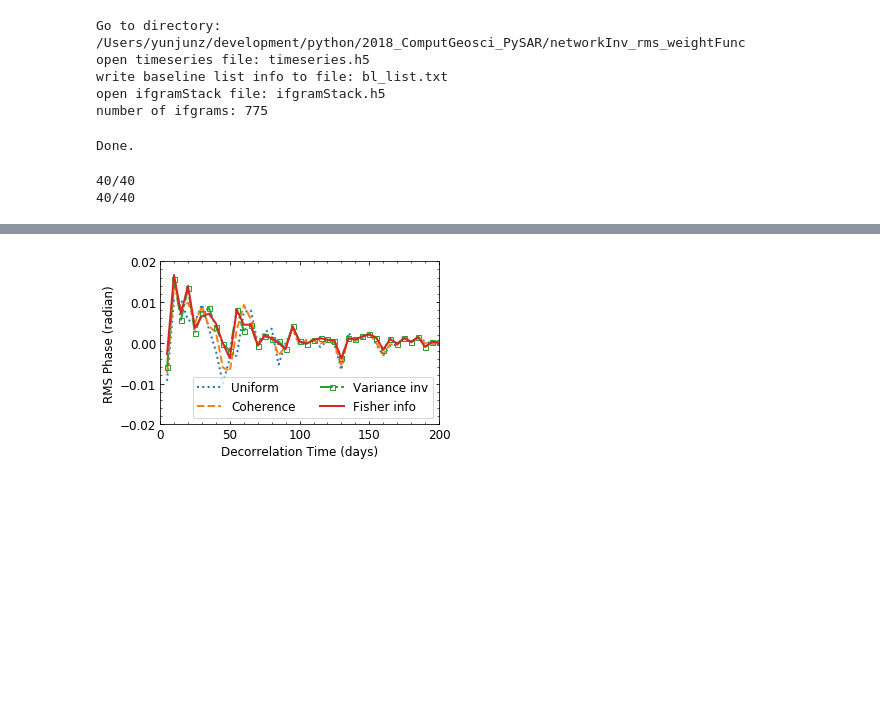
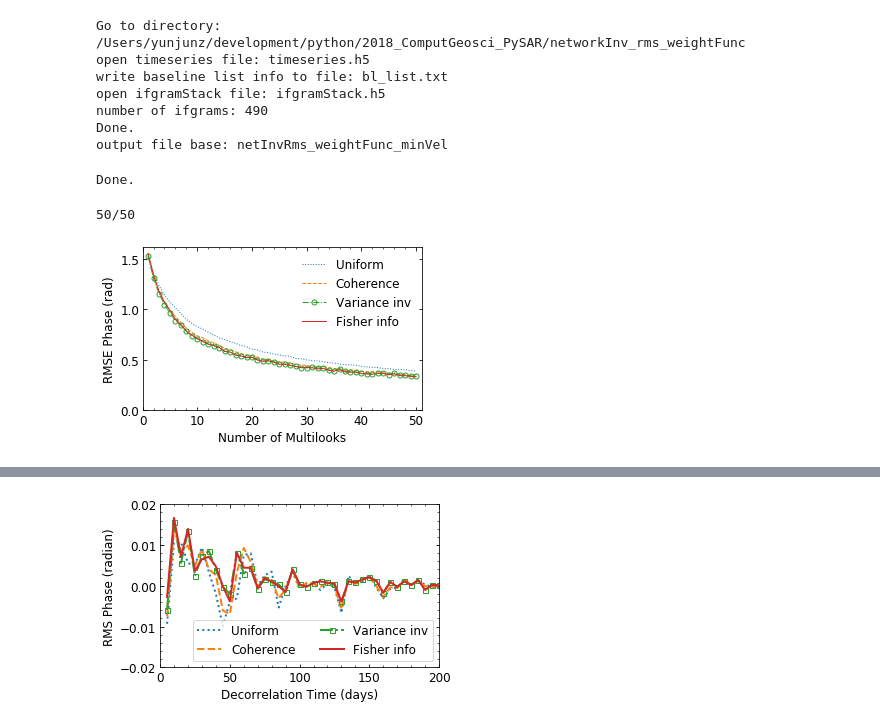
Before and after one commit to geodesymiami/Yunjun_et_al-2019-MintPy, a Jupyter notebook: networkInv_weightFunction.ipynb, the cells around one changed output, grey strips where cells are left out. Drawn from its saved outputs; the diff is of its cells as text; code cells hidden in the pictures; blank space fills up the shorter version.

```diff
--- a/networkInv_weightFunction.ipynb
+++ b/networkInv_weightFunction.ipynb
@@ -1,4 +1,7 @@
 # %%
+## 1. Test the effect of different weight functions on network inversion
+## 2. Test the effect of different min-criteria on network inversion
+
 import os
 import sys
 import numpy as np
@@ -17,11 +20,10 @@ if not os.path.isdir(work_dir):
 os.chdir(work_dir)
 print('Go to directory: '+work_dir)
 
-
 ref_dir = '/Users/yunjunz/insarlab/PYSAR_EXAMPLE/AlcedoSenDT128/PYSAR'
-
 sensorName = sensor.project_name2sensor_name(ref_dir)[0]
 
+# read info for time-series
 ref_ts_file = os.path.join(ref_dir, 'timeseries.h5')
 ts_obj = timeseries(ref_ts_file)
 ts_obj.open()
@@ -35,21 +37,39 @@ inc_angle = ut.incidence_angle(ts_obj.metadata, dimension=0, print_msg=False)
 ts_obj.save2bl_list_file(out_file='bl_list.txt')
 phase2range = -1*float(ts_obj.metadata['WAVELENGTH'])/(4.*np.pi)
 
+# read info for network setup
 ref_ifg_file = os.path.join(ref_dir, 'INPUTS/ifgramStack.h5')
 stack_obj = ifgramStack(ref_ifg_file)
 stack_obj.open()
 date12_list = stack_obj.get_date12_list()
 #date12_list = ptime.yyyymmdd_date12(pnet.select_pairs_all(date_list))
-A, B = stack_obj.get_design_matrix(date12_list=date12_list)
+A, B = stack_obj.get_design_matrix4timeseries_estimation(date12_list=date12_list)
 print('number of ifgrams: {}'.format(len(date12_list)))
 
 ts_sim = psim.sim_variable_timeseries(tbase, display=False)
-ifgram0 = psim.timeseries2ifgram(ts_sim, date_list, date12_list, display=False)
+print('Done.')
+
+## settings
+coh_resid = 0.1
+decor_time = 50.
+num_sample = 10000
+L = 3 * 4**2
+#L = 1
+weight_func_list = ['Uniform', 'Coherence', 'Variance inv', 'Fisher info']
+min_norm_velocity = True
+out_file = 'netInvRms_weightFunc'
+if min_norm_velocity:
+    out_file += '_minVel'
+else:
+    out_file += '_minPha'
+print('output file base: '+out_file)
 # %% [output]
 Go to directory: /Users/yunjunz/development/python/2018_ComputGeosci_PySAR/networkInv_rms_weightFunc
 open timeseries file: timeseries.h5
 write baseline list info to file: bl_list.txt
 open ifgramStack file: ifgramStack.h5
-number of ifgrams: 775
+number of ifgrams: 490
+Done.
+output file base: netInvRms_weightFunc_minVel
 # %%
 ## simulate coherence, ifgram phase with decorrelation noise and estimate coherence
@@ -114,9 +120,35 @@ print('Done.')
 Done.
 # %%
 ## calculate RMS of network inversion
-decor_time, rms_inv_minPha = get_rms_inv(min_norm_velocity=False)
-decor_time, rms_inv_minVel = get_rms_inv(min_norm_velocity=True)
+xx, rms_inv = get_rms_inv(min_norm_velocity=min_norm_velocity, L_max=50)
+np.save(out_file, np.hstack((xx, rms_inv)))
 # %% [output]
-40/40
-40/40
+50/50
+# %%
+fcontent = np.load('{}.npy'.format(out_file))
+xx = fcontent[:, 0].reshape(-1, 1)
+rms_inv = fcontent[:, 1:]
+
+marker_list = [':', '--', '-.o', '-']
+ymax_list = [3.0, 1.8, 1.5, 1.3, 1.1]
+fig, ax = plt.subplots(nrows=1, ncols=1, figsize=[5, 3])
+
+for i in range(len(weight_func_list)):
+    ax.plot(xx.reshape(-1, 1), rms_inv[:, i], marker_list[i], lw=1,
+            ms=5, mfc='none', label=weight_func_list[i])
+ax.xaxis.set_minor_locator(AutoMinorLocator())
+#ax.yaxis.set_minor_locator(AutoMinorLocator())
+ax.set_xlim((0, np.max(xx)+1))
+ax.set_ylim(bottom=0.)
+ax.set_xlabel('Number of Multilooks', fontsize=font_size)
+ax.set_ylabel('RMSE Phase (rad)', fontsize=font_size)
+
+ax.legend(fontsize=font_size, frameon=False)
+ax.tick_params(which='both', direction='in', labelsize=font_size,
+               bottom=True, top=True, left=True, right=True)
+
+plt.savefig('{}.jpg'.format(out_file), bbox_inches='tight', transparent=True, dpi=fig_dpi)
+plt.show()
+# %% [output]
+[figure, added]
 # %%
```
Also changed, not shown: parts of 5 cells of this notebook, 3 other files.
